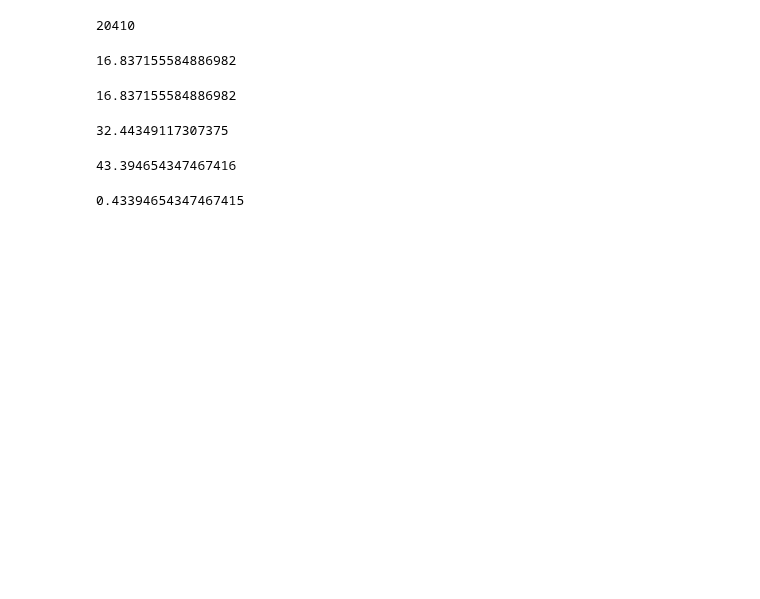
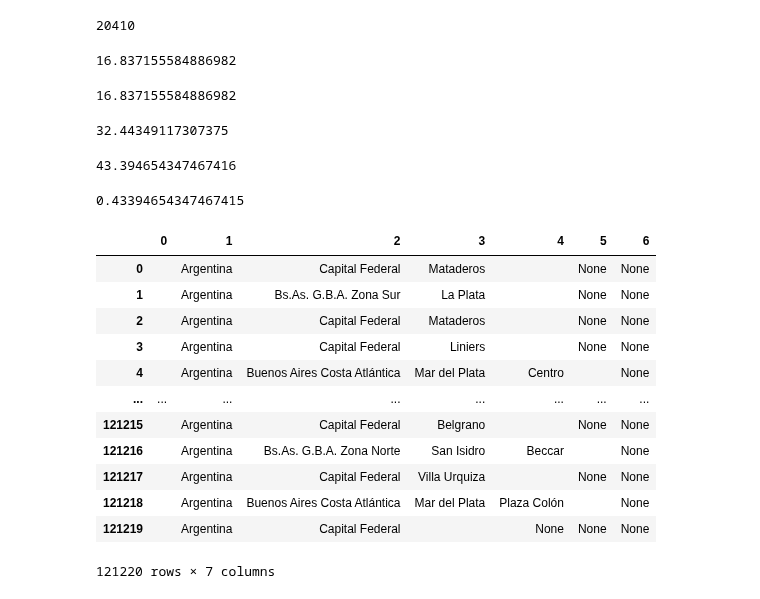
Before and after one commit to Facundo-Peloso/DH-TP-1---Grupo-10, a Jupyter notebook: Facundo-Borrador.ipynb, the cells around one changed output. Cells and saved outputs as stored; diff of their text form; code cells hidden in the pictures; blank space fills up the shorter version.

```diff
--- a/Facundo-Borrador.ipynb
+++ b/Facundo-Borrador.ipynb
@@ -132,3 +132,20 @@ mascara_cambio=serie_cambio==17.6445
 print(serie_cambio.shape[0])
 
 print(mascara_cambio.shape[0])
+# %%
+ubicacion = datos_crudos["place_with_parent_names"].str.split('|', expand=True) # Separo en varias columnas
+ubicacion
+# %% [output]
+|  | 0 | 1 | 2 | 3 | 4 | 5 | 6 |
+| 0 |  | Argentina | Capital Federal | Mataderos |  | None | None |
+| 1 |  | Argentina | Bs.As. G.B.A. Zona Sur | La Plata |  | None | None |
+| 2 |  | Argentina | Capital Federal | Mataderos |  | None | None |
+| 3 |  | Argentina | Capital Federal | Liniers |  | None | None |
+| 4 |  | Argentina | Buenos Aires Costa Atlántica | Mar del Plata | Centro |  | None |
+| ... | ... | ... | ... | ... | ... | ... | ... |
+| 121215 |  | Argentina | Capital Federal | Belgrano |  | None | None |
+| 121216 |  | Argentina | Bs.As. G.B.A. Zona Norte | San Isidro | Beccar |  | None |
+| 121217 |  | Argentina | Capital Federal | Villa Urquiza |  | None | None |
+| 121218 |  | Argentina | Buenos Aires Costa Atlántica | Mar del Plata | Plaza Colón |  | None |
+| 121219 |  | Argentina | Capital Federal |  | None | None | None |
+121220 rows × 7 columns
```
Also changed, not shown: parts of 25 cells of this notebook.
